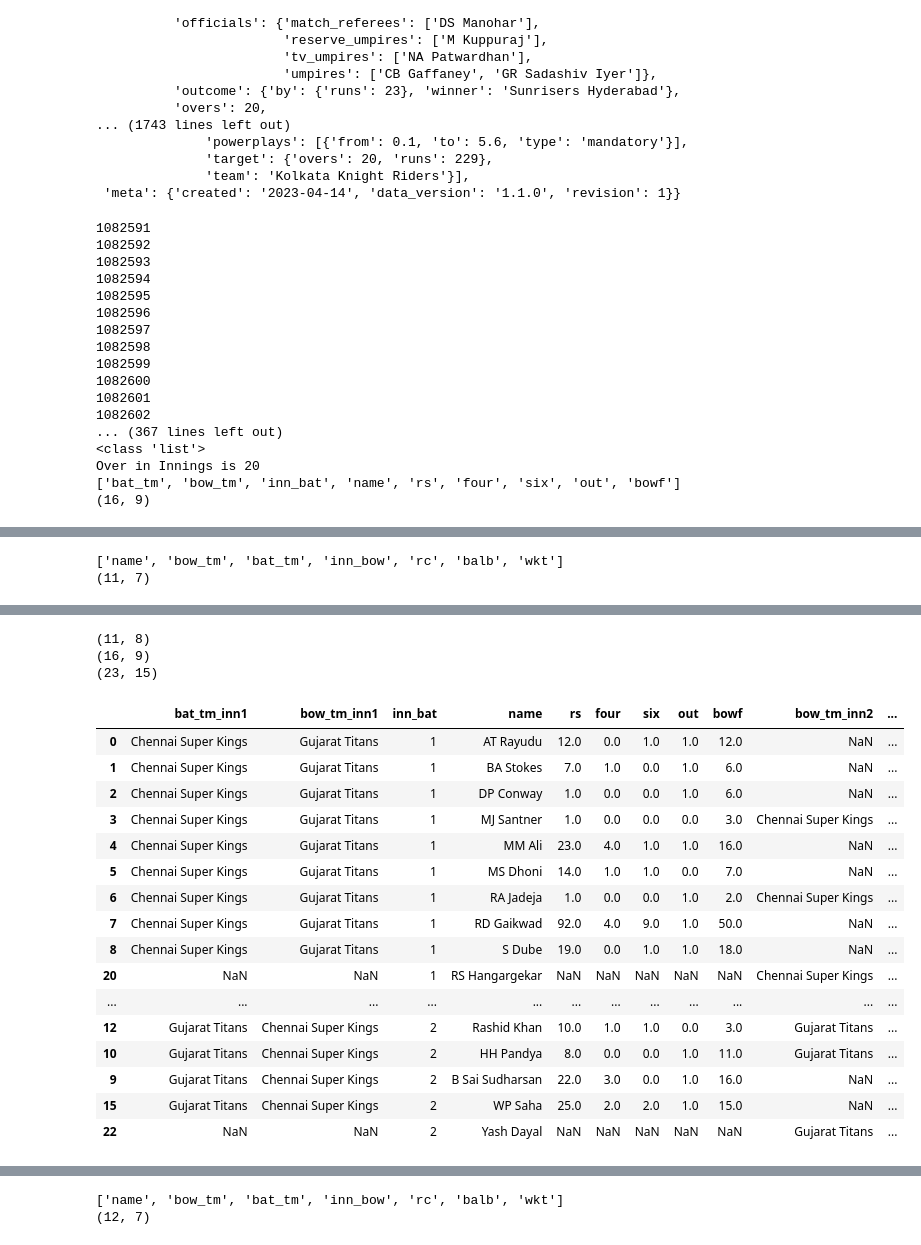
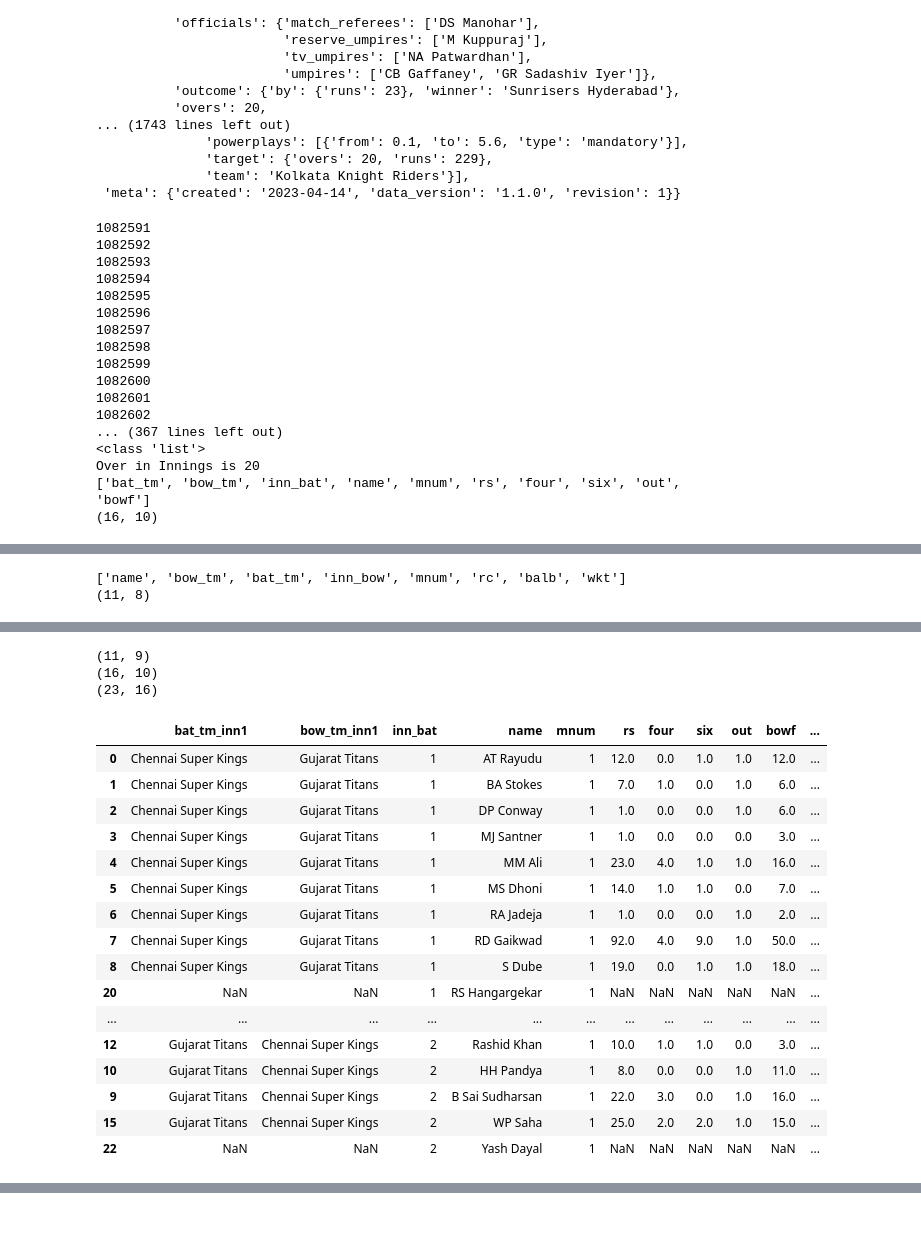
Before and after one commit to ageofthegit/cricket-fantasy-ipl23, a Jupyter notebook: IPL/Code/C01_02_Import Export.ipynb, the cells around one changed output, grey strips where cells are left out. Cells and saved outputs as stored; diff of their text form; code cells hidden in the pictures.

```diff
--- a/IPL/Code/C01_02_Import Export.ipynb
+++ b/IPL/Code/C01_02_Import Export.ipynb
@@ -7,8 +7,8 @@ from pprint import pprint
 from datetime import datetime as dt
 # %%
 
-location = 'C:\\Users\\karan\\Documents\\IPL\\Data\\ipl_json'
-exp_location = 'C:\\Users\\karan\\Documents\\IPL\\Data\\ipl_json_to_csv'
+location = 'C:\\Users\\karan\\Documents\\Cricket-Analytics\\IPL\\Data\\ipl_json'
+exp_location = 'C:\\Users\\karan\\Documents\\Cricket-Analytics\\IPL\\Data\\ipl_json_to_csv'
 # %%
 
 print(location)
@@ -156,7 +157,9 @@ for filenum in np.arange(total_files):
             i_city = json_content['info']['city']
             i_tms = json_content['info']['teams'][0] + '_v_' + json_content['info']['teams'][1]
 
-            info_ = [i_ss, i_mtype, i_date, i_city, i_tms ]
+            i_match_num = json_content['info']['event']['match_number']
+
+            info_ = [i_match_num, i_ss, i_mtype, i_date, i_city, i_tms ]
 
             print(info_)
             #json_content['info']['dates'].pop()
@@ -170,7 +173,7 @@ for filenum in np.arange(total_files):
 
             # looping through the json file(s) to put into dataframe
 
-            colslist = ['inn','bat_tm','bat','ball','bow','runs','wkt','wkt_how']
+            colslist = ['mnum','inn','bat_tm','bat','ball','bow','runs','wkt','wkt_how']
 
             df_innings = pd.DataFrame(columns = colslist)
 
@@ -203,7 +206,7 @@ for filenum in np.arange(total_files):
                             if ('noballs' in json_content['innings'][innings]['overs'][over_num]['deliveries'][ball_num]['extras']) or ('wides' in json_content['innings'][innings]['overs'][over_num]['deliveries'][ball_num]['extras']):
                                 ball = 0
 
-                        this_ball_details_row = [innings+1, bat_tm, bat_on_str, ball, bow, runs_to_bat, wkt, wkt_how]
+                        this_ball_details_row = [i_match_num, innings+1, bat_tm, bat_on_str, ball, bow, runs_to_bat, wkt, wkt_how]
                         #print(this_ball_details_row)
                         df_innings.loc[len(df_innings)] = this_ball_details_row
 
@@ -220,7 +223,7 @@ for filenum in np.arange(total_files):
 
             #batter rollup
 
-            df_bat_stats = df_innings.groupby(['bat_tm','bow_tm','inn','bat'])\
+            df_bat_stats = df_innings.groupby(['bat_tm','bow_tm','inn','bat','mnum'])\
             .agg({'runs':'sum','four':'sum','six':'sum','wkt':'sum', 'ball':'sum'})\
                 .reset_index().rename(columns = {'runs':'rs','ball':'bowf','wkt':'out','inn':'inn_bat','bat':'name'})
 
@@ -234,7 +237,7 @@ for filenum in np.arange(total_files):
 
             #batter rollup
 
-            df_bow_stats = df_innings.groupby(['bow','bow_tm','bat_tm','inn']).agg({'runs':'sum', 'ball':'sum','wkt':'sum'})\
+            df_bow_stats = df_innings.groupby(['bow','bow_tm','bat_tm','inn','mnum']).agg({'runs':'sum', 'ball':'sum','wkt':'sum'})\
                 .reset_index().rename(columns = {'runs':'rc','ball':'balb','inn':'inn_bow','bow':'name'})
 
             print(df_bow_stats.columns.values.tolist())
@@ -251,8 +254,8 @@ for filenum in np.arange(total_files):
             print(df_bat_stats.shape)
 
             df_match = pd.merge( df_bat_stats, df_bow_stats\
-                                , left_on = ['bow_tm','bat_tm','inn_bat','name']
-                                , right_on = ['bat_tm','bow_tm','inn_bat','name']
+                                , left_on = ['bow_tm','bat_tm','inn_bat','name','mnum']
+                                , right_on = ['bat_tm','bow_tm','inn_bat','name','mnum']
                                 , how = 'outer'
                                 , suffixes=('_inn1', '_inn2') )
 
@@ -268,14 +271,22 @@ for filenum in np.arange(total_files):
             df_match['city'] = i_city
             df_match['teams'] = i_tms
 
+            df_match['bat_tm_inn1'] = df_match['bat_tm_inn1'].astype(str)
+            df_match['bow_tm_inn2'] = df_match['bow_tm_inn2'].astype(str)
+
+            df_match['team_nm'] = df_match.apply(lambda x : x.bow_tm_inn2 if ( x.bat_tm_inn1 == 'nan') else x.bat_tm_inn1, axis = 1)
+            #df_match['team_nm'] = df_match['bat_tm_inn1'] + df_match['bow_tm_inn2']
+
             display(df_match.head())
 
-            export_fname = import_filename + '_' + i_mtype + '_' + str(i_ss) + '_' + i_date + '_' + i_tms + '.csv'
+            export_fname = import_filename + '_' + i_mtype + '_' + str(i_ss) + '_' + str(i_match_num) + '_' + i_date + '_' + i_tms + '.csv'
 
             print(export_fname)
 
+            dropcols = ['bat_tm_inn1','bat_tm_inn2','bow_tm_inn1','bow_tm_inn2']
+            df_match_exp = df_match.sort_values(by='inn_bat').drop(columns = dropcols)
 
-            df_match.sort_values(by='inn_bat').to_csv( exp_location + '\\' + export_fname, index = False )
+            df_match_exp.to_csv( exp_location + '\\' + export_fname, index = False )
 # %% [output]
 1082591
 1082592
@@ -292,5 +303,5 @@ for filenum in np.arange(total_files):
 ... (367 lines left out)
 <class 'list'>
 Over in Innings is 20
-['bat_tm', 'bow_tm', 'inn_bat', 'name', 'rs', 'four', 'six', 'out', 'bowf']
-(16, 9)
+['bat_tm', 'bow_tm', 'inn_bat', 'name', 'mnum', 'rs', 'four', 'six', 'out', 'bowf']
+(16, 10)
@@ -303,2 +314,2 @@ Over in Innings is 20
-['name', 'bow_tm', 'bat_tm', 'inn_bow', 'rc', 'balb', 'wkt']
-(11, 7)
+['name', 'bow_tm', 'bat_tm', 'inn_bow', 'mnum', 'rc', 'balb', 'wkt']
+(11, 8)
@@ -311,20 +322,20 @@ Over in Innings is 20
-(11, 8)
-(16, 9)
-(23, 15)
+(11, 9)
+(16, 10)
+(23, 16)
-|  | bat_tm_inn1 | bow_tm_inn1 | inn_bat | name | rs | four | six | out | bowf | bow_tm_inn2 | ... |
-| 0 | Chennai Super Kings | Gujarat Titans | 1 | AT Rayudu | 12.0 | 0.0 | 1.0 | 1.0 | 12.0 | NaN | ... |
-| 1 | Chennai Super Kings | Gujarat Titans | 1 | BA Stokes | 7.0 | 1.0 | 0.0 | 1.0 | 6.0 | NaN | ... |
-| 2 | Chennai Super Kings | Gujarat Titans | 1 | DP Conway | 1.0 | 0.0 | 0.0 | 1.0 | 6.0 | NaN | ... |
-| 3 | Chennai Super Kings | Gujarat Titans | 1 | MJ Santner | 1.0 | 0.0 | 0.0 | 0.0 | 3.0 | Chennai Super Kings | ... |
-| 4 | Chennai Super Kings | Gujarat Titans | 1 | MM Ali | 23.0 | 4.0 | 1.0 | 1.0 | 16.0 | NaN | ... |
-| 5 | Chennai Super Kings | Gujarat Titans | 1 | MS Dhoni | 14.0 | 1.0 | 1.0 | 0.0 | 7.0 | NaN | ... |
-| 6 | Chennai Super Kings | Gujarat Titans | 1 | RA Jadeja | 1.0 | 0.0 | 0.0 | 1.0 | 2.0 | Chennai Super Kings | ... |
-| 7 | Chennai Super Kings | Gujarat Titans | 1 | RD Gaikwad | 92.0 | 4.0 | 9.0 | 1.0 | 50.0 | NaN | ... |
-| 8 | Chennai Super Kings | Gujarat Titans | 1 | S Dube | 19.0 | 0.0 | 1.0 | 1.0 | 18.0 | NaN | ... |
-| 20 | NaN | NaN | 1 | RS Hangargekar | NaN | NaN | NaN | NaN | NaN | Chennai Super Kings | ... |
+|  | bat_tm_inn1 | bow_tm_inn1 | inn_bat | name | mnum | rs | four | six | out | bowf | ... |
+| 0 | Chennai Super Kings | Gujarat Titans | 1 | AT Rayudu | 1 | 12.0 | 0.0 | 1.0 | 1.0 | 12.0 | ... |
+| 1 | Chennai Super Kings | Gujarat Titans | 1 | BA Stokes | 1 | 7.0 | 1.0 | 0.0 | 1.0 | 6.0 | ... |
+| 2 | Chennai Super Kings | Gujarat Titans | 1 | DP Conway | 1 | 1.0 | 0.0 | 0.0 | 1.0 | 6.0 | ... |
+| 3 | Chennai Super Kings | Gujarat Titans | 1 | MJ Santner | 1 | 1.0 | 0.0 | 0.0 | 0.0 | 3.0 | ... |
+| 4 | Chennai Super Kings | Gujarat Titans | 1 | MM Ali | 1 | 23.0 | 4.0 | 1.0 | 1.0 | 16.0 | ... |
+| 5 | Chennai Super Kings | Gujarat Titans | 1 | MS Dhoni | 1 | 14.0 | 1.0 | 1.0 | 0.0 | 7.0 | ... |
+| 6 | Chennai Super Kings | Gujarat Titans | 1 | RA Jadeja | 1 | 1.0 | 0.0 | 0.0 | 1.0 | 2.0 | ... |
+| 7 | Chennai Super Kings | Gujarat Titans | 1 | RD Gaikwad | 1 | 92.0 | 4.0 | 9.0 | 1.0 | 50.0 | ... |
+| 8 | Chennai Super Kings | Gujarat Titans | 1 | S Dube | 1 | 19.0 | 0.0 | 1.0 | 1.0 | 18.0 | ... |
+| 20 | NaN | NaN | 1 | RS Hangargekar | 1 | NaN | NaN | NaN | NaN | NaN | ... |
 | ... | ... | ... | ... | ... | ... | ... | ... | ... | ... | ... | ... |
-| 12 | Gujarat Titans | Chennai Super Kings | 2 | Rashid Khan | 10.0 | 1.0 | 1.0 | 0.0 | 3.0 | Gujarat Titans | ... |
-| 10 | Gujarat Titans | Chennai Super Kings | 2 | HH Pandya | 8.0 | 0.0 | 0.0 | 1.0 | 11.0 | Gujarat Titans | ... |
-| 9 | Gujarat Titans | Chennai Super Kings | 2 | B Sai Sudharsan | 22.0 | 3.0 | 0.0 | 1.0 | 16.0 | NaN | ... |
-| 15 | Gujarat Titans | Chennai Super Kings | 2 | WP Saha | 25.0 | 2.0 | 2.0 | 1.0 | 15.0 | NaN | ... |
-| 22 | NaN | NaN | 2 | Yash Dayal | NaN | NaN | NaN | NaN | NaN | Gujarat Titans | ... |
+| 12 | Gujarat Titans | Chennai Super Kings | 2 | Rashid Khan | 1 | 10.0 | 1.0 | 1.0 | 0.0 | 3.0 | ... |
+| 10 | Gujarat Titans | Chennai Super Kings | 2 | HH Pandya | 1 | 8.0 | 0.0 | 0.0 | 1.0 | 11.0 | ... |
+| 9 | Gujarat Titans | Chennai Super Kings | 2 | B Sai Sudharsan | 1 | 22.0 | 3.0 | 0.0 | 1.0 | 16.0 | ... |
+| 15 | Gujarat Titans | Chennai Super Kings | 2 | WP Saha | 1 | 25.0 | 2.0 | 2.0 | 1.0 | 15.0 | ... |
+| 22 | NaN | NaN | 2 | Yash Dayal | 1 | NaN | NaN | NaN | NaN | NaN | ... |
@@ -354,2 +365,0 @@ Over in Innings is 16
-['name', 'bow_tm', 'bat_tm', 'inn_bow', 'rc', 'balb', 'wkt']
-(12, 7)
```
Also changed, not shown: parts of 7 cells of this notebook, 54 other files.
